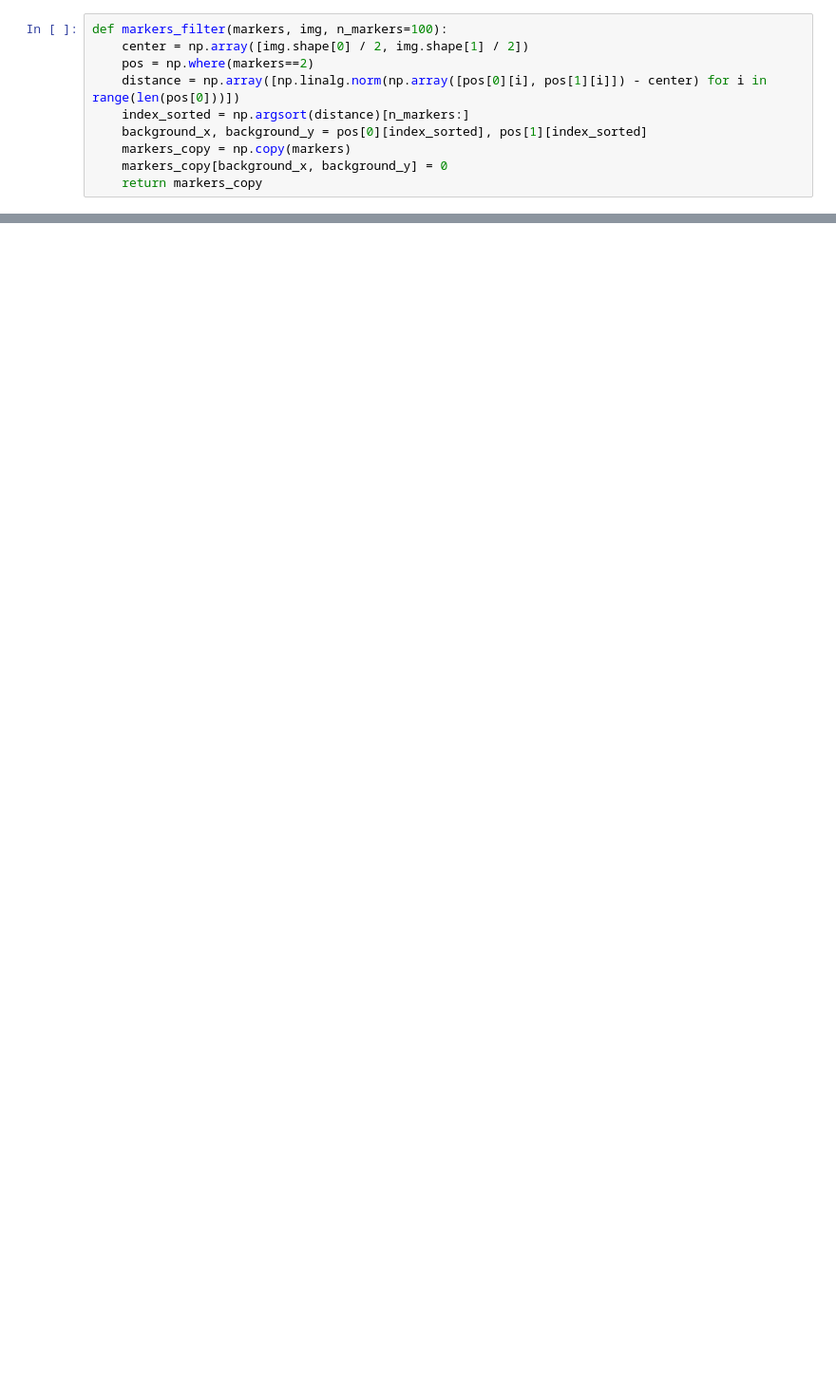
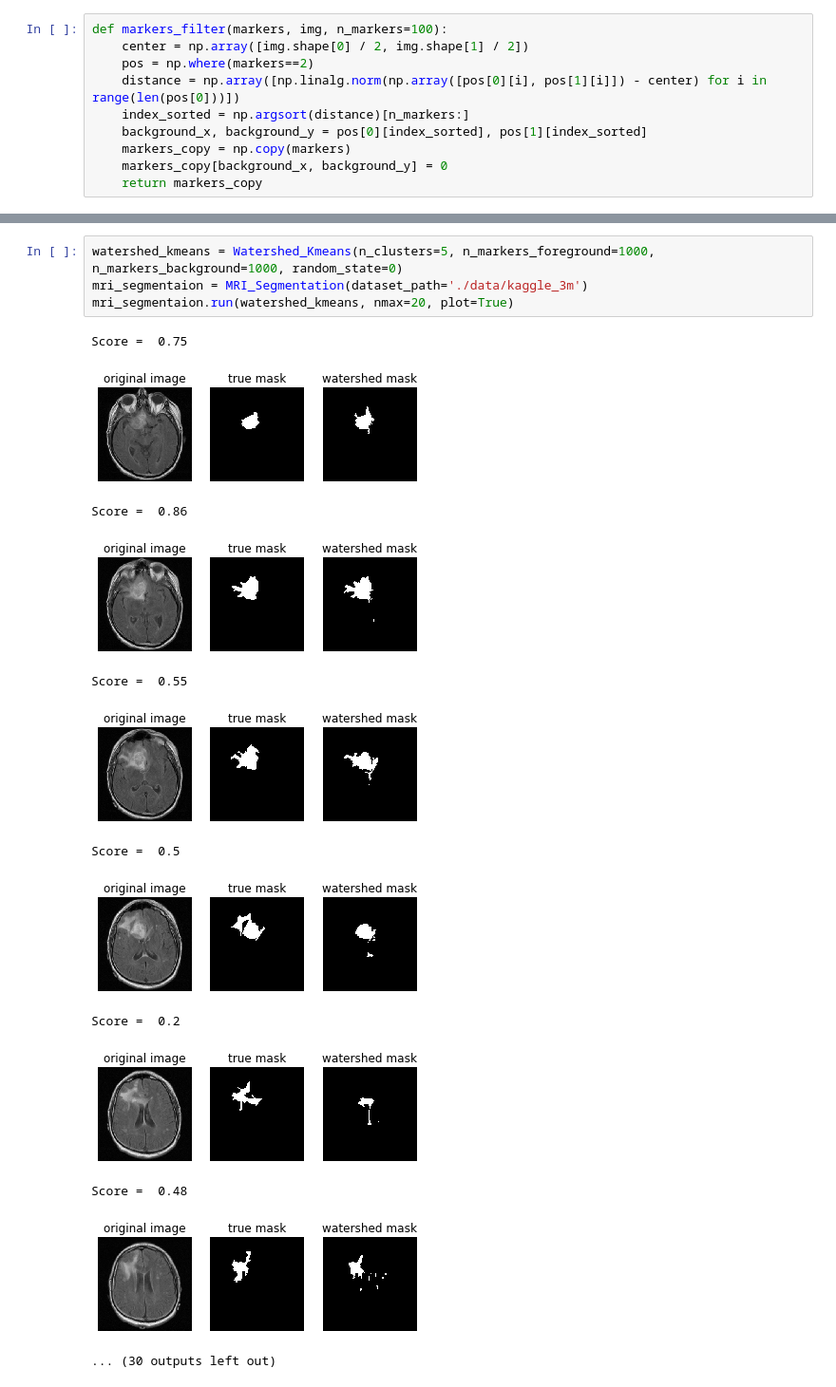
Before and after one commit to FirasAzzouz/VIC_Project, a Jupyter notebook: Demo.ipynb, the cells around one changed output, grey strips where cells are left out. Shown at 95% size. Saved outputs shown, nothing was run; the diff lists cells and outputs as text; blank space fills up the shorter version.

Commit message:
introduced segmentation on the dataset.

```diff
--- a/Demo.ipynb
+++ b/Demo.ipynb
@@ -92,0 +101,18 @@ print(score)
+# %%
+watershed_kmeans = Watershed_Kmeans(n_clusters=5, n_markers_foreground=1000, n_markers_background=1000, random_state=0)
+mri_segmentaion = MRI_Segmentation(dataset_path='./data/kaggle_3m')
+mri_segmentaion.run(watershed_kmeans, nmax=20, plot=True)
+# %% [output]
+Score =  0.75
+[figure, added]
+Score =  0.86
+[figure, added]
+Score =  0.55
+[figure, added]
+Score =  0.5
+[figure, added]
+Score =  0.2
+[figure, added]
+Score =  0.48
+[figure, added]
+... (30 outputs left out)
```
Also changed, not shown: parts of 9 cells of this notebook, 1 other file.
